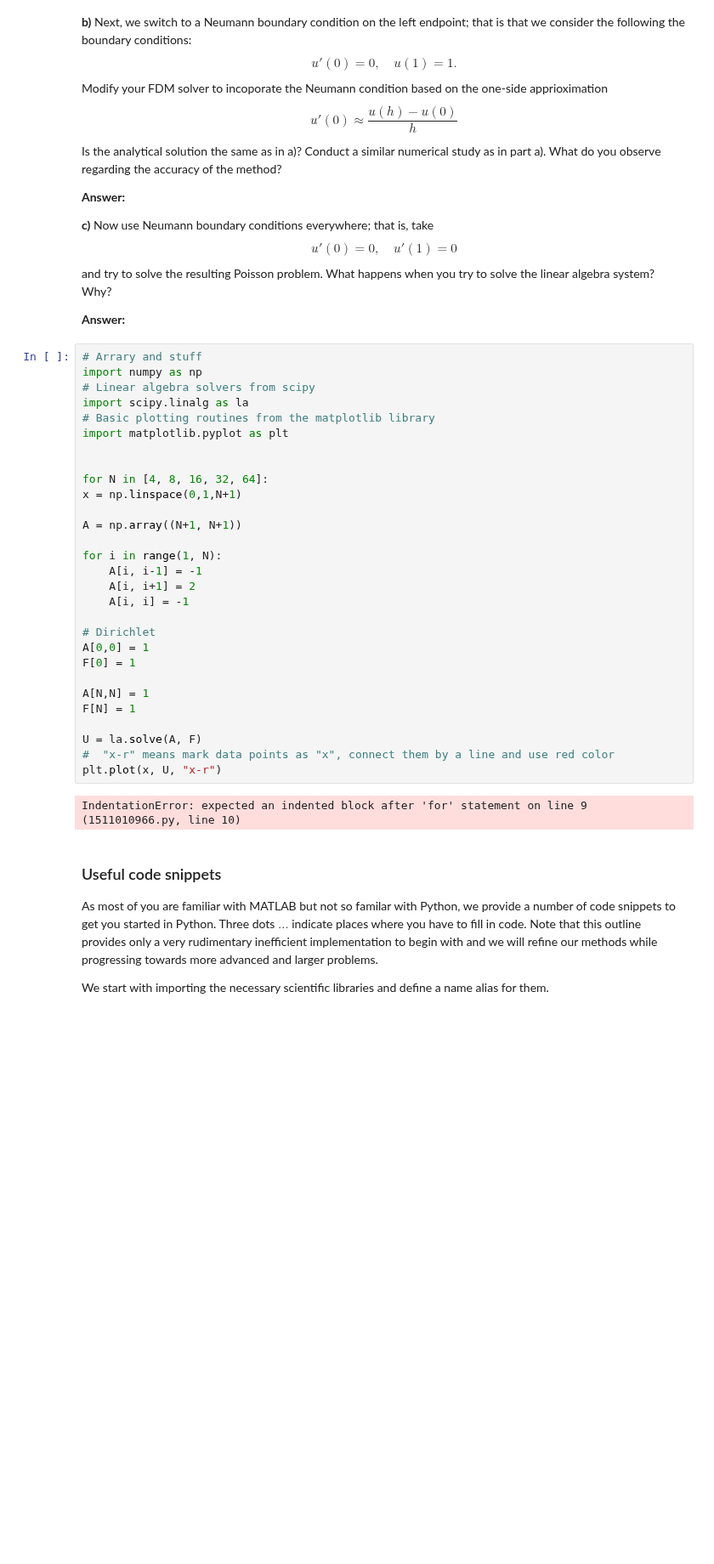
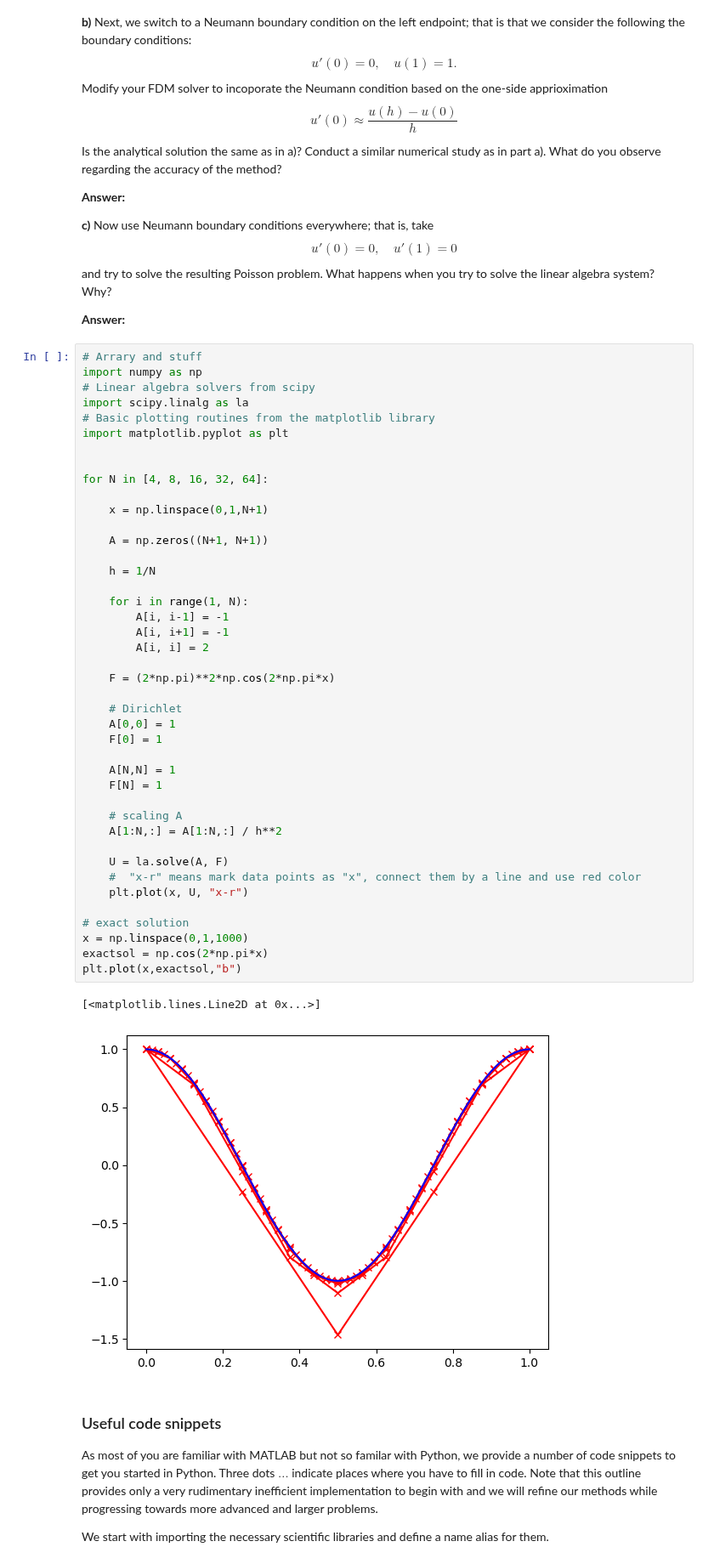
Before and after one commit to todj107/NumPDE, a Jupyter notebook: lab_01-3.ipynb, the cells around one changed output. Shown at 85% size. Saved outputs shown, nothing was run; the diff lists cells and outputs as text; blank space fills up the shorter version.

```diff
--- a/lab_01-3.ipynb
+++ b/lab_01-3.ipynb
@@ -130,34 +130,48 @@ __Answer:__
 # %%
 # Arrary and stuff
 import numpy as np
 # Linear algebra solvers from scipy
 import scipy.linalg as la
 # Basic plotting routines from the matplotlib library
 import matplotlib.pyplot as plt
 
 
 for N in [4, 8, 16, 32, 64]:
-x = np.linspace(0,1,N+1)
 
-A = np.array((N+1, N+1))
+	x = np.linspace(0,1,N+1)
 
-for i in range(1, N):
-	A[i, i-1] = -1
-	A[i, i+1] = 2
-	A[i, i] = -1
+	A = np.zeros((N+1, N+1))
 
-# Dirichlet
-A[0,0] = 1
-F[0] = 1
+	h = 1/N
 
-A[N,N] = 1
-F[N] = 1
+	for i in range(1, N):
+		A[i, i-1] = -1
+		A[i, i+1] = -1
+		A[i, i] = 2
 
-U = la.solve(A, F)
-#  "x-r" means mark data points as "x", connect them by a line and use red color
-plt.plot(x, U, "x-r")
+	F = (2*np.pi)**2*np.cos(2*np.pi*x)
+
+	# Dirichlet
+	A[0,0] = 1
+	F[0] = 1
+
+	A[N,N] = 1
+	F[N] = 1
+
+	# scaling A
+	A[1:N,:] = A[1:N,:] / h**2
+
+	U = la.solve(A, F)
+	#  "x-r" means mark data points as "x", connect them by a line and use red color
+	plt.plot(x, U, "x-r")
+
+# exact solution
+x = np.linspace(0,1,1000)
+exactsol = np.cos(2*np.pi*x)
+plt.plot(x,exactsol,"b")
 # %% [output]
-IndentationError: expected an indented block after 'for' statement on line 9 (1511010966.py, line 10)
+[<matplotlib.lines.Line2D at 0x...>]
+[figure, added]
 # %% [markdown]
 ### Useful code snippets
 
```
